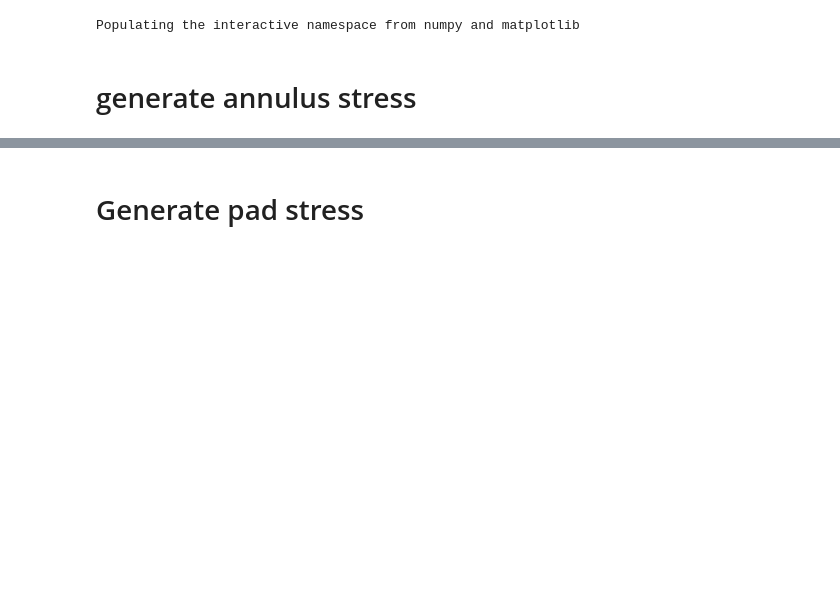
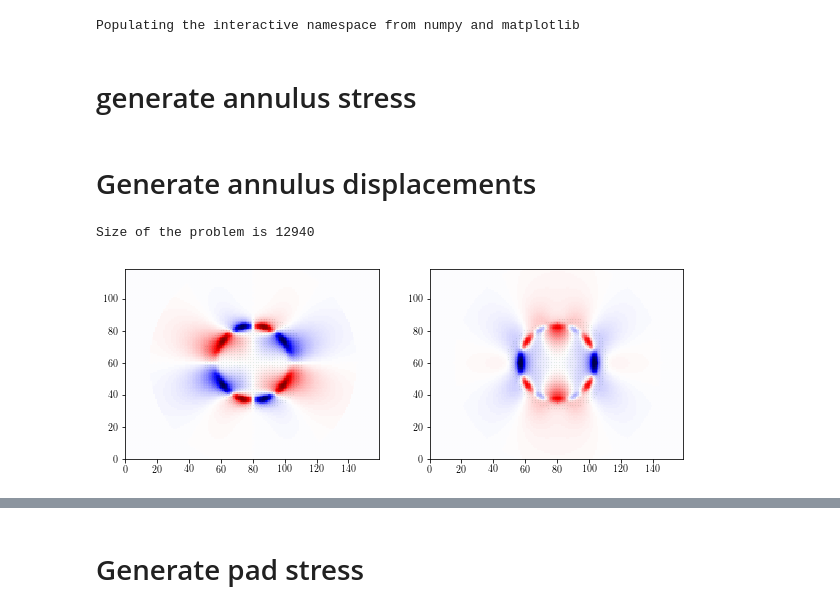
Before and after one commit to jcalifornia/tractionforce, a Jupyter notebook: paper/numerics/gridspacingfig.ipynb, the cells around one changed output, grey strips where cells are left out. Cells and saved outputs as stored; diff of their text form; code cells hidden in the pictures; blank space fills up the shorter version.

```diff
--- a/paper/numerics/gridspacingfig.ipynb
+++ b/paper/numerics/gridspacingfig.ipynb
@@ -118,3 +120,44 @@ y_in = np.array(forward_coords[condition_inside,1]/dy,dtype=int)
 
 annulus_x = stress_x.reshape((M,N))
 annulus_y = stress_y.reshape((M,N))
+# %% [markdown]
+# Generate annulus displacements
+# %%
+G_in_in_xx, G_in_in_xy, G_out_in_xx, G_out_in_xy, G_in_in_yy, G_in_in_yx, G_out_in_yy, G_out_in_yx, Dx, Dy = gen_matrices(x_in,y_in,x_out,y_out,dx,dy,loworder = True)
+# Generate the measured dispalcements
+
+u_in_x = G_in_in_xx.dot(s_x) + G_in_in_xy.dot(s_y)
+u_out_x = G_out_in_xx.dot(s_x) + G_out_in_xy.dot(s_y)
+
+u_in_y = G_in_in_yx.dot(s_x) + G_in_in_yy.dot(s_y)
+u_out_y = G_out_in_yx.dot(s_x)  + G_out_in_yy.dot(s_y)
+
+u_x = np.zeros(forward_coords.shape[0])
+u_x[condition_inside] = u_in_x
+u_x[condition_outside] = u_out_x
+
+u_y = np.zeros(forward_coords.shape[0])
+u_y[condition_inside] = u_in_y
+u_y[condition_outside] = u_out_y
+max_s = np.max(u_x)
+
+fig = plt.figure(figsize=(10,12))
+plt.subplot(121)
+plt.pcolormesh(x_forward_positions,y_forward_positions,annulus_imarray==0,
+                           cmap='Greens').axes.set_aspect('equal')
+plt.pcolormesh(x_forward_positions,y_forward_positions,u_x.reshape((M,N)),
+                           cmap='seismic_r',vmin=-max_s,vmax=max_s,alpha=0.9).axes.set_aspect('equal')
+plt.subplot(122)
+plt.pcolormesh(x_forward_positions,y_forward_positions,annulus_imarray==0,
+                           cmap='Greens').axes.set_aspect('equal')
+plt.pcolormesh(x_forward_positions,y_forward_positions,u_y.reshape((M,N)),
+                           cmap='seismic_r',vmin=-max_s,vmax=max_s,alpha=0.9).axes.set_aspect('equal')
+
+
+noise = 1e-5
+
+obs_x_annulus = u_x.reshape((M,N)) + np.random.normal(0,noise,size=(M,N))
+obs_y_annulus = u_y.reshape((M,N)) + np.random.normal(0,noise,size=(M,N))
+# %% [output]
+Size of the problem is 12940
+[figure, added]
```
Also changed, not shown: parts of 10 cells of this notebook, 11 other files.
